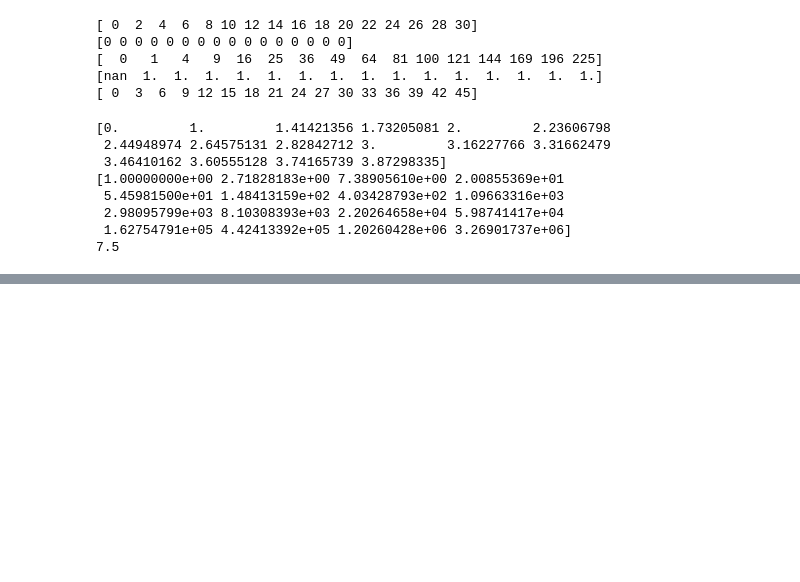
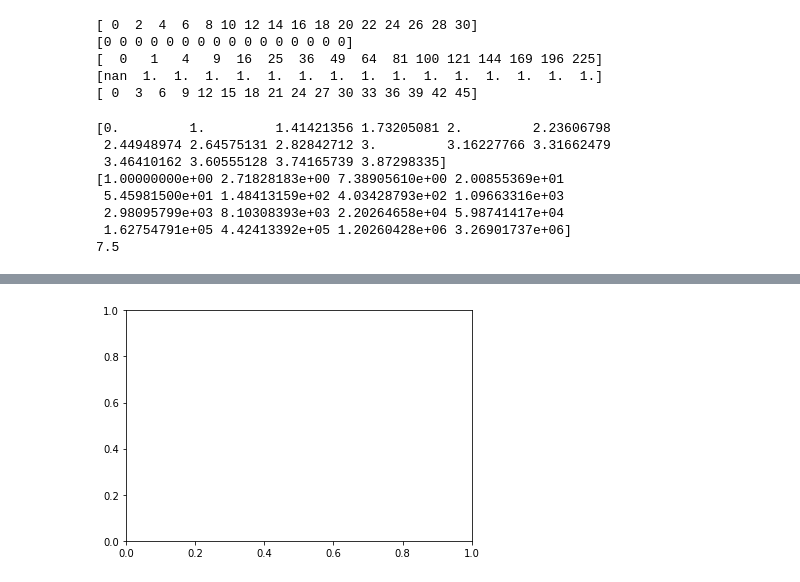
Before and after one commit to FivMeyer/Python_Studies, a Jupyter notebook: 00_basic_python.ipynb, the cells around one changed output, grey strips where cells are left out. Drawn from its saved outputs; the diff is of its cells as text; code cells hidden in the pictures; blank space fills up the shorter version.

```diff
--- a/00_basic_python.ipynb
+++ b/00_basic_python.ipynb
@@ -358,0 +1643,5 @@ print(np.mean(arr))
+# %%
+fig = plt.figure()
+axes = fig.add_axes([0.1, 0.1, 0.8, 0.8])
+# %% [output]
+[figure, added]
```
Also changed, not shown: parts of 170 cells of this notebook, 6 other files.
